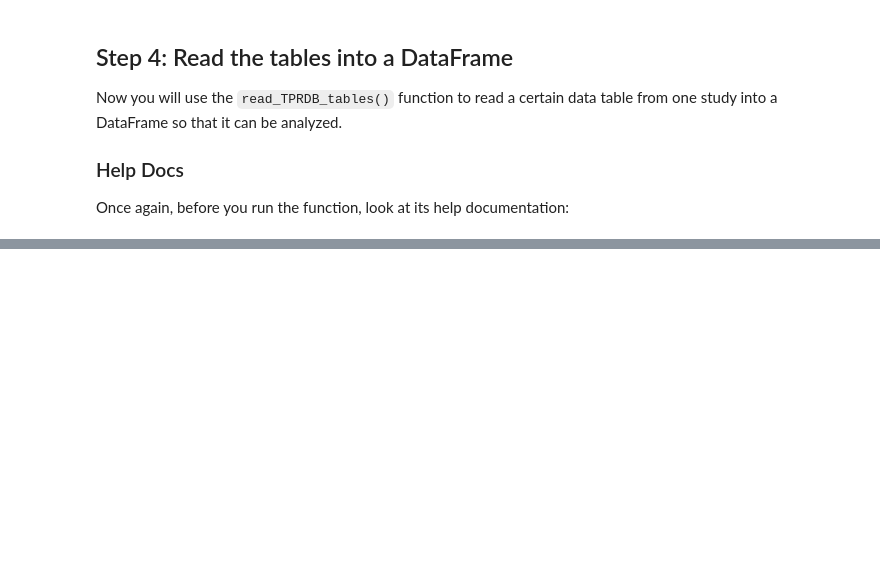
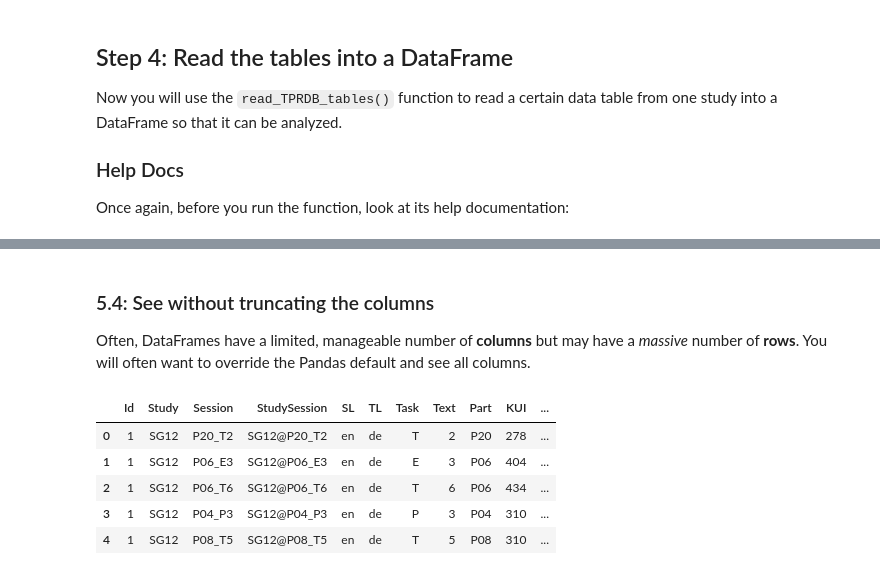
Before and after one commit to longwayeah/CRITT-Academy, a Jupyter notebook: modules/01_Foundations/01_Notebooks_and_TPRDB.ipynb, the cells around one changed output, grey strips where cells are left out. Cells and saved outputs as stored; diff of their text form; code cells hidden in the pictures; blank space fills up the shorter version.

```diff
--- a/modules/01_Foundations/01_Notebooks_and_TPRDB.ipynb
+++ b/modules/01_Foundations/01_Notebooks_and_TPRDB.ipynb
@@ -257,0 +323,14 @@ sessions = read_TPRDB_tables(
+# %% [markdown]
+### 5.4: See without truncating the columns
+
+Often, DataFrames have a limited, manageable number of **columns** but may have a *massive* number of **rows**. You will often want to override the Pandas default and see all columns.
+# %%
+with pd.option_context("display.max_columns", None):
+    display(sessions.head())
+# %% [output]
+|  | Id | Study | Session | StudySession | SL | TL | Task | Text | Part | KUI | ... |
+| 0 | 1 | SG12 | P20_T2 | SG12@P20_T2 | en | de | T | 2 | P20 | 278 | ... |
+| 1 | 1 | SG12 | P06_E3 | SG12@P06_E3 | en | de | E | 3 | P06 | 404 | ... |
+| 2 | 1 | SG12 | P06_T6 | SG12@P06_T6 | en | de | T | 6 | P06 | 434 | ... |
+| 3 | 1 | SG12 | P04_P3 | SG12@P04_P3 | en | de | P | 3 | P04 | 310 | ... |
+| 4 | 1 | SG12 | P08_T5 | SG12@P08_T5 | en | de | T | 5 | P08 | 310 | ... |
```
Also changed, not shown: parts of 19 cells of this notebook.
